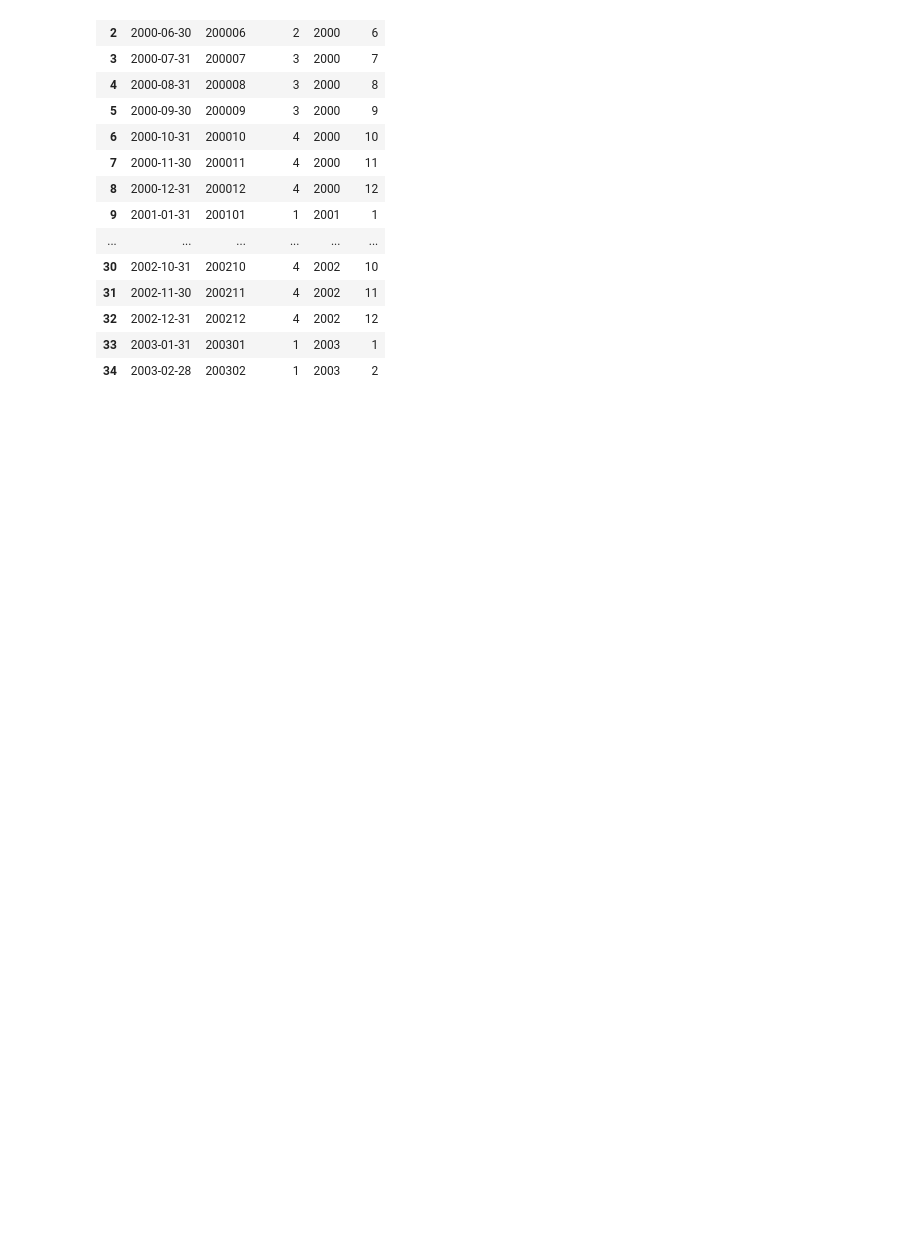
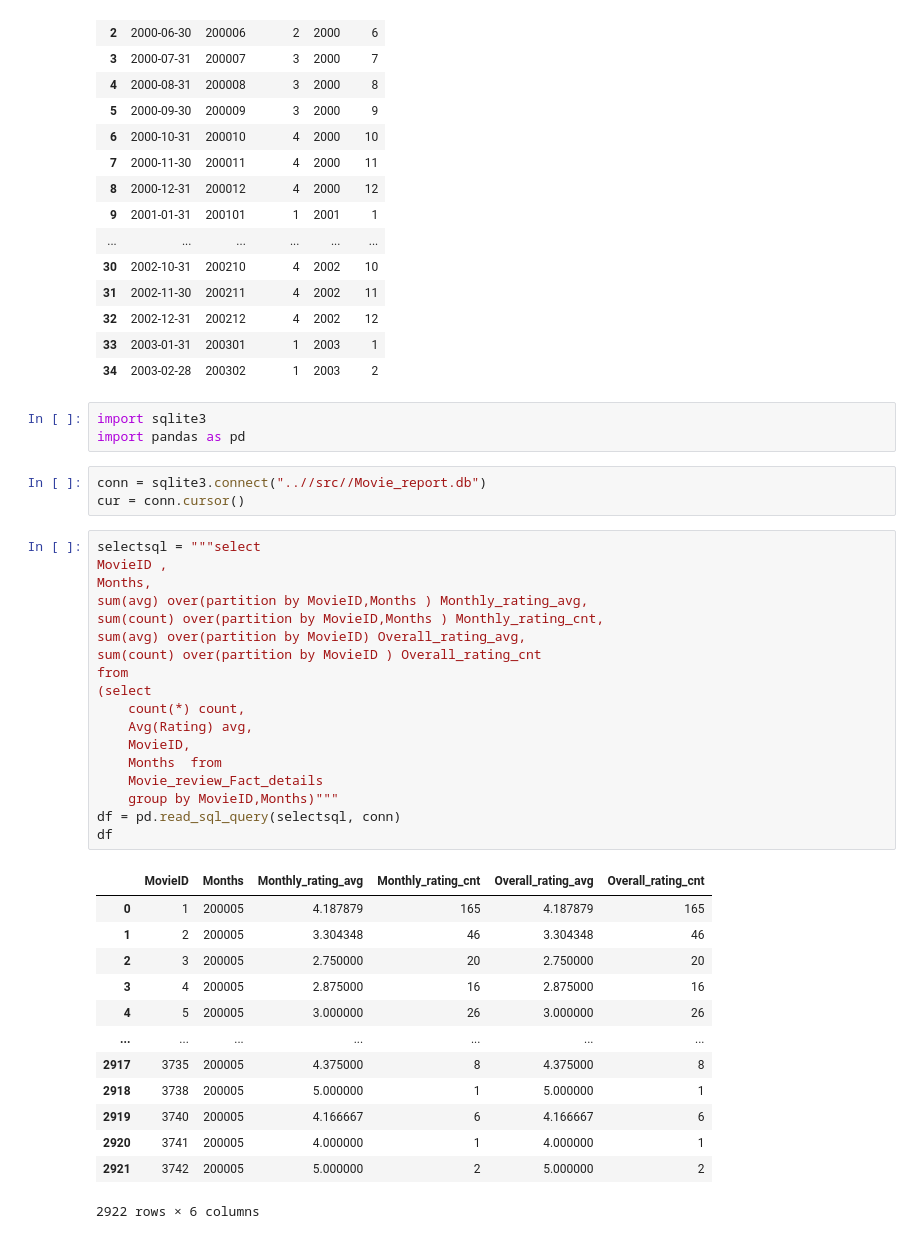
Before and after one commit to Sandutta2020/Monthly_top_movie_report, a Jupyter notebook: analysis/Exploratory_Analysis.ipynb, the cells around one changed output. Cells and saved outputs as stored; diff of their text form; blank space fills up the shorter version.

```diff
--- a/analysis/Exploratory_Analysis.ipynb
+++ b/analysis/Exploratory_Analysis.ipynb
@@ -456,3 +456,41 @@ df
 | 32 | 2002-12-31 | 200212 | 4 | 2002 | 12 |
 | 33 | 2003-01-31 | 200301 | 1 | 2003 | 1 |
 | 34 | 2003-02-28 | 200302 | 1 | 2003 | 2 |
+# %%
+import sqlite3
+import pandas as pd
+# %%
+conn = sqlite3.connect("..//src//Movie_report.db")
+cur = conn.cursor()
+# %%
+selectsql = """select
+MovieID ,
+Months,
+sum(avg) over(partition by MovieID,Months ) Monthly_rating_avg,
+sum(count) over(partition by MovieID,Months ) Monthly_rating_cnt,
+sum(avg) over(partition by MovieID) Overall_rating_avg,
+sum(count) over(partition by MovieID ) Overall_rating_cnt
+from
+(select
+	count(*) count,
+	Avg(Rating) avg,
+	MovieID,
+	Months	from
+	Movie_review_Fact_details
+	group by MovieID,Months)"""
+df = pd.read_sql_query(selectsql, conn)
+df
+# %% [output]
+|  | MovieID | Months | Monthly_rating_avg | Monthly_rating_cnt | Overall_rating_avg | Overall_rating_cnt |
+| 0 | 1 | 200005 | 4.187879 | 165 | 4.187879 | 165 |
+| 1 | 2 | 200005 | 3.304348 | 46 | 3.304348 | 46 |
+| 2 | 3 | 200005 | 2.750000 | 20 | 2.750000 | 20 |
+| 3 | 4 | 200005 | 2.875000 | 16 | 2.875000 | 16 |
+| 4 | 5 | 200005 | 3.000000 | 26 | 3.000000 | 26 |
+| ... | ... | ... | ... | ... | ... | ... |
+| 2917 | 3735 | 200005 | 4.375000 | 8 | 4.375000 | 8 |
+| 2918 | 3738 | 200005 | 5.000000 | 1 | 5.000000 | 1 |
+| 2919 | 3740 | 200005 | 4.166667 | 6 | 4.166667 | 6 |
+| 2920 | 3741 | 200005 | 4.000000 | 1 | 4.000000 | 1 |
+| 2921 | 3742 | 200005 | 5.000000 | 2 | 5.000000 | 2 |
+2922 rows × 6 columns
```
Also changed, not shown: parts of 5 cells of this notebook, 3 other files.
